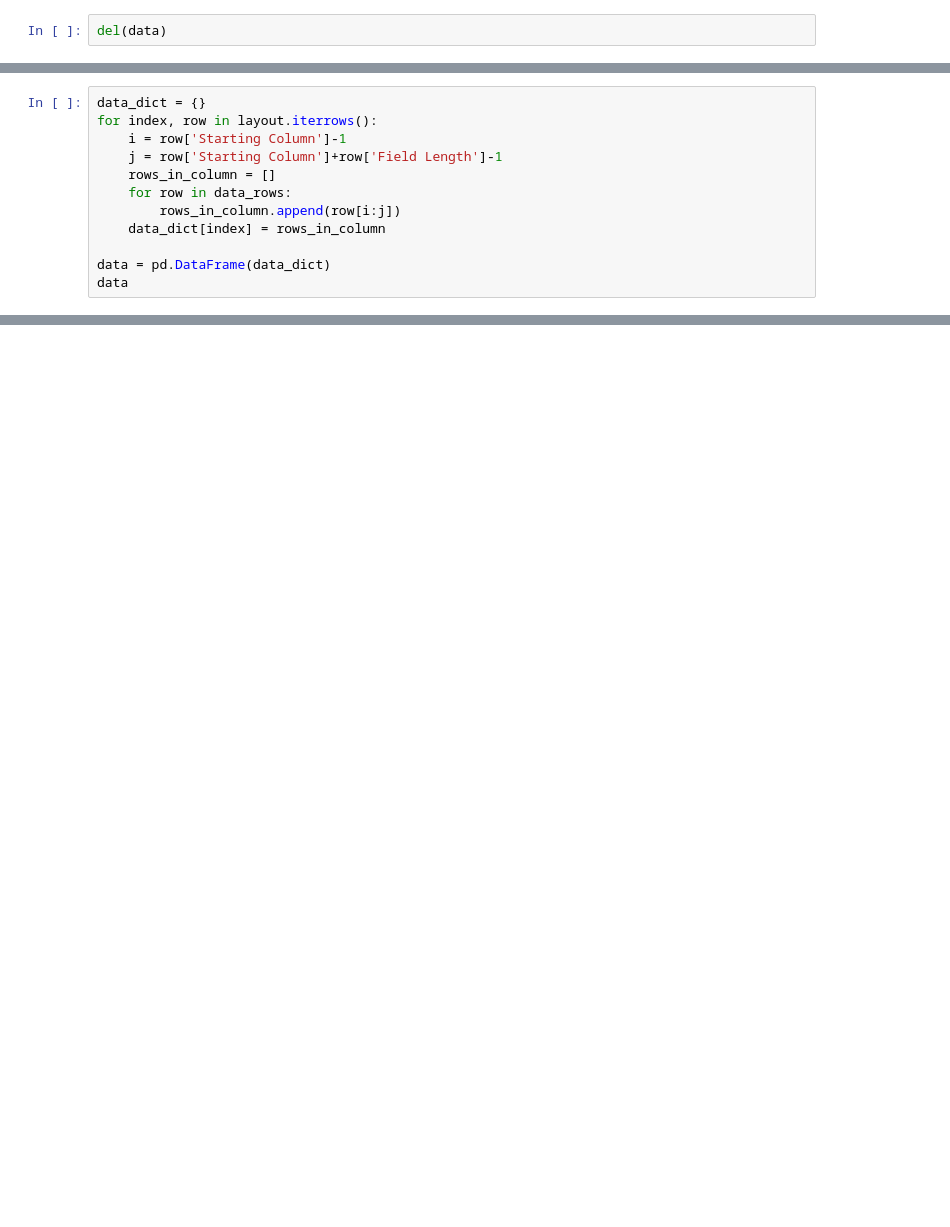
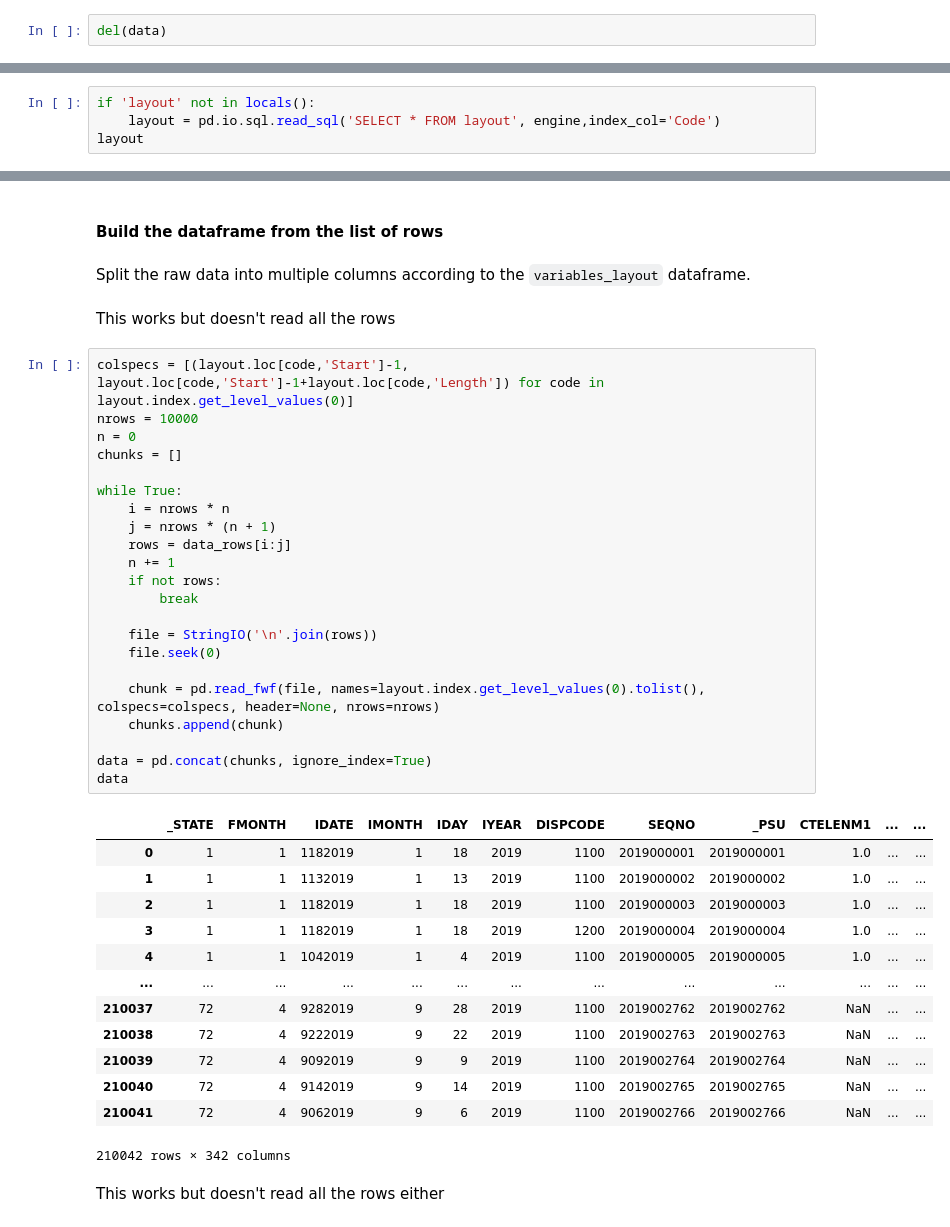
Before and after one commit to bedu-dsc2-Aether/curly-doodle, a Jupyter notebook: dataCleaning/downloadData.ipynb, the cells around one changed output, grey strips where cells are left out. Cells and saved outputs as stored; diff of their text form; blank space fills up the shorter version.

Commit message:
Progress on the notebook that downloads the zip file and converts it to a dataframe.

```diff
--- a/dataCleaning/downloadData.ipynb
+++ b/dataCleaning/downloadData.ipynb
@@ -65,12 +70,0 @@ None
-# %%
-data_dict = {}
-for index, row in layout.iterrows():
-    i = row['Starting Column']-1
-    j = row['Starting Column']+row['Field Length']-1
-    rows_in_column = []
-    for row in data_rows:
-        rows_in_column.append(row[i:j])
-    data_dict[index] = rows_in_column
-
-data = pd.DataFrame(data_dict)
-data
@@ -90,0 +77,4 @@ data
+# %%
+if 'layout' not in locals():
+    layout = pd.io.sql.read_sql('SELECT * FROM layout', engine,index_col='Code')
+layout
@@ -90,0 +131,44 @@ data
+# %% [markdown]
+#### Build the dataframe from the list of rows
+# %% [markdown]
+Split the raw data into multiple columns according to the `variables_layout` dataframe.
+# %% [markdown]
+This works but doesn't read all the rows
+# %%
+colspecs = [(layout.loc[code,'Start']-1, layout.loc[code,'Start']-1+layout.loc[code,'Length']) for code in layout.index.get_level_values(0)]
+nrows = 10000
+n = 0
+chunks = []
+
+while True:
+    i = nrows * n
+    j = nrows * (n + 1)
+    rows = data_rows[i:j]
+    n += 1
+    if not rows:
+        break
+
+    file = StringIO('\n'.join(rows))
+    file.seek(0)
+
+    chunk = pd.read_fwf(file, names=layout.index.get_level_values(0).tolist(), colspecs=colspecs, header=None, nrows=nrows)
+    chunks.append(chunk)
+
+data = pd.concat(chunks, ignore_index=True)
+data
+# %% [output]
+|  | _STATE | FMONTH | IDATE | IMONTH | IDAY | IYEAR | DISPCODE | SEQNO | _PSU | CTELENM1 | ... | ... |
+| 0 | 1 | 1 | 1182019 | 1 | 18 | 2019 | 1100 | 2019000001 | 2019000001 | 1.0 | ... | ... |
+| 1 | 1 | 1 | 1132019 | 1 | 13 | 2019 | 1100 | 2019000002 | 2019000002 | 1.0 | ... | ... |
+| 2 | 1 | 1 | 1182019 | 1 | 18 | 2019 | 1100 | 2019000003 | 2019000003 | 1.0 | ... | ... |
+| 3 | 1 | 1 | 1182019 | 1 | 18 | 2019 | 1200 | 2019000004 | 2019000004 | 1.0 | ... | ... |
+| 4 | 1 | 1 | 1042019 | 1 | 4 | 2019 | 1100 | 2019000005 | 2019000005 | 1.0 | ... | ... |
+| ... | ... | ... | ... | ... | ... | ... | ... | ... | ... | ... | ... | ... |
+| 210037 | 72 | 4 | 9282019 | 9 | 28 | 2019 | 1100 | 2019002762 | 2019002762 | NaN | ... | ... |
+| 210038 | 72 | 4 | 9222019 | 9 | 22 | 2019 | 1100 | 2019002763 | 2019002763 | NaN | ... | ... |
+| 210039 | 72 | 4 | 9092019 | 9 | 9 | 2019 | 1100 | 2019002764 | 2019002764 | NaN | ... | ... |
+| 210040 | 72 | 4 | 9142019 | 9 | 14 | 2019 | 1100 | 2019002765 | 2019002765 | NaN | ... | ... |
+| 210041 | 72 | 4 | 9062019 | 9 | 6 | 2019 | 1100 | 2019002766 | 2019002766 | NaN | ... | ... |
+210042 rows × 342 columns
+# %% [markdown]
+This works but doesn't read all the rows either
```
Also changed, not shown: parts of 26 cells of this notebook.
